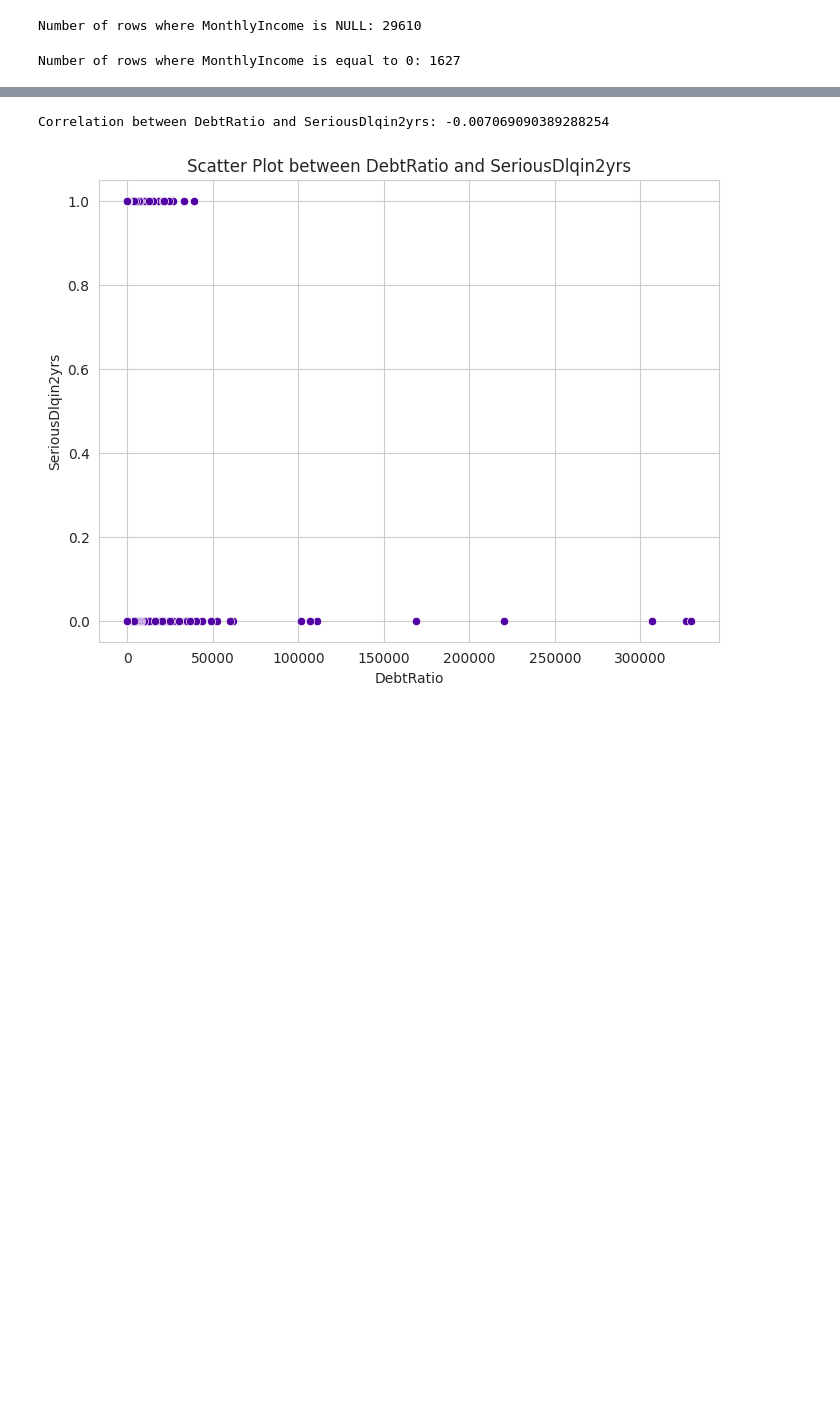
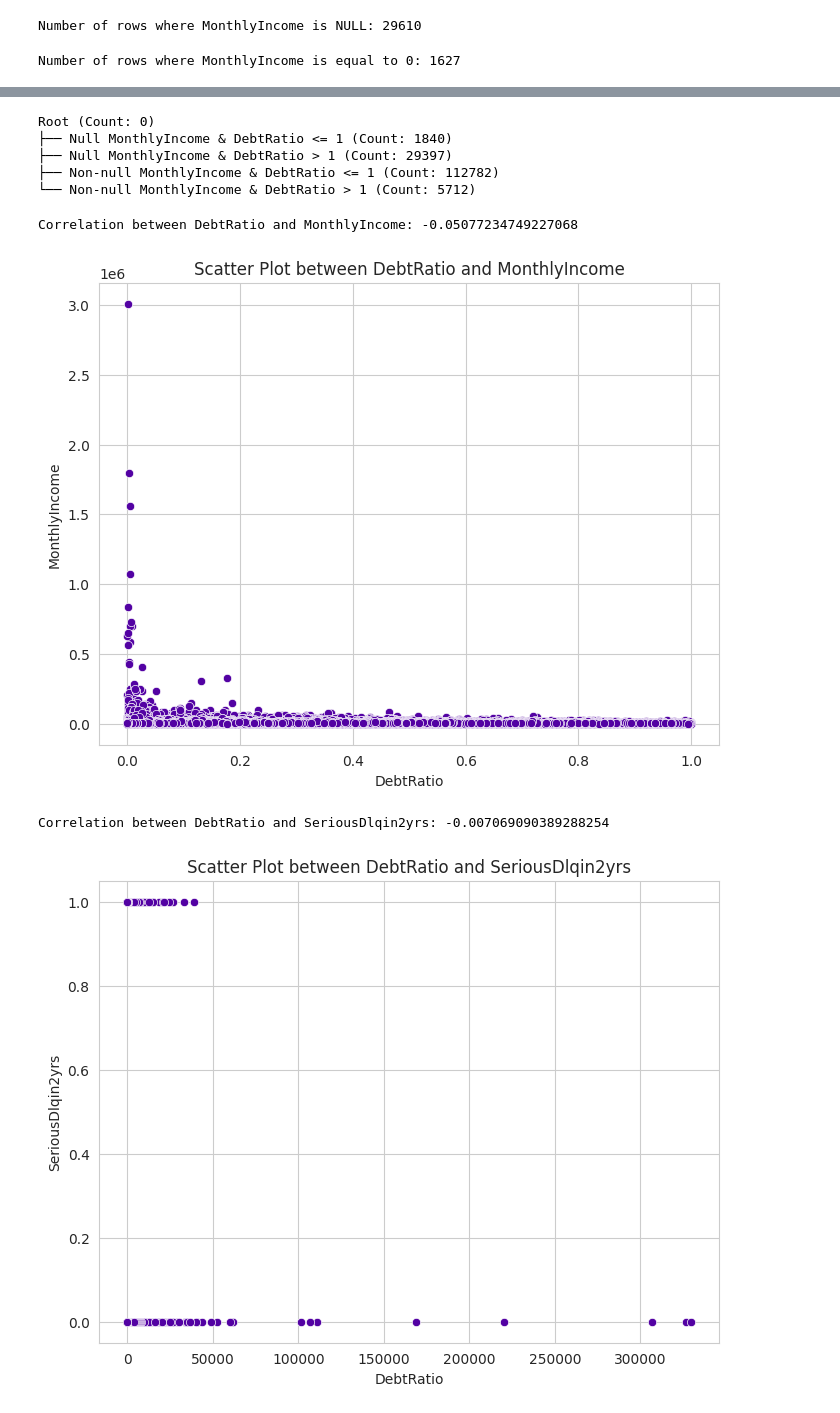
Before and after one commit to Saba-a11/Kaggle_Credit_Score, a Jupyter notebook: CreditModel.ipynb, the cells around one changed output, grey strips where cells are left out. Cells and saved outputs as stored; diff of their text form; code cells hidden in the pictures; blank space fills up the shorter version.

```diff
--- a/CreditModel.ipynb
+++ b/CreditModel.ipynb
@@ -540,3 +582,58 @@ scatter_plot('DebtRatio', 'MonthlyIncome')
+# %%
+from anytree import Node, RenderTree
+from anytree.exporter import DictExporter
+
+# Define the tree structure
+tree_data = {
+    'Root': ['Null MonthlyIncome & DebtRatio <= 1', 'Null MonthlyIncome & DebtRatio > 1', 'Non-null MonthlyIncome & DebtRatio <= 1', 'Non-null MonthlyIncome & DebtRatio > 1'],
+    'Null MonthlyIncome & DebtRatio <= 1': [],
+    'Null MonthlyIncome & DebtRatio > 1': [],
+    'Non-null MonthlyIncome & DebtRatio <= 1': [],
+    'Non-null MonthlyIncome & DebtRatio > 1': [],
+}
+
+# Define the counts
+counts = {
+    'Null MonthlyIncome & DebtRatio <= 1': 1840,
+    'Null MonthlyIncome & DebtRatio > 1': 29397,
+    'Non-null MonthlyIncome & DebtRatio <= 1': 112782,
+    'Non-null MonthlyIncome & DebtRatio > 1': 5712,
+}
+
+# Create nodes
+root = Node('Root', count=0)
+for node in tree_data['Root']:
+    child = Node(node, parent=root, count=counts[node])
+
+# Display the tree
+for pre, _, node in RenderTree(root):
+    print(f"{pre}{node.name} (Count: {node.count})")
+# %% [output]
+Root (Count: 0)
+├── Null MonthlyIncome & DebtRatio <= 1 (Count: 1840)
+├── Null MonthlyIncome & DebtRatio > 1 (Count: 29397)
+├── Non-null MonthlyIncome & DebtRatio <= 1 (Count: 112782)
+└── Non-null MonthlyIncome & DebtRatio > 1 (Count: 5712)
+# %%
+df = df_train.loc[~((df_train['MonthlyIncome'] == 0) | (df_train['MonthlyIncome'].isnull())) & (df_train['DebtRatio'] <= 1) & (df_train['DebtRatio'] >= 0), ["DebtRatio", "MonthlyIncome"]]
+# %%
+column_of_interest = 'DebtRatio'
+target_column = 'MonthlyIncome'
+
+correlation = df[column_of_interest].corr(df[target_column])
+print(f"Correlation between {column_of_interest} and {target_column}: {correlation}")
+# %% [output]
+Correlation between DebtRatio and MonthlyIncome: -0.05077234749227068
+# %%
+  # Scatter plot
+  plt.figure(figsize=(8, 6))
+  sns.scatterplot(x=df[column_of_interest], y=df[target_column])
+  plt.title(f'Scatter Plot between {column_of_interest} and {target_column}')
+  plt.xlabel(column_of_interest)
+  plt.ylabel(target_column)
+  plt.show()
+# %% [output]
+[figure, added]
 # %%
 prt_corr('DebtRatio', 'SeriousDlqin2yrs')
 # %% [output]
```
Also changed, not shown: parts of 13 cells of this notebook.
